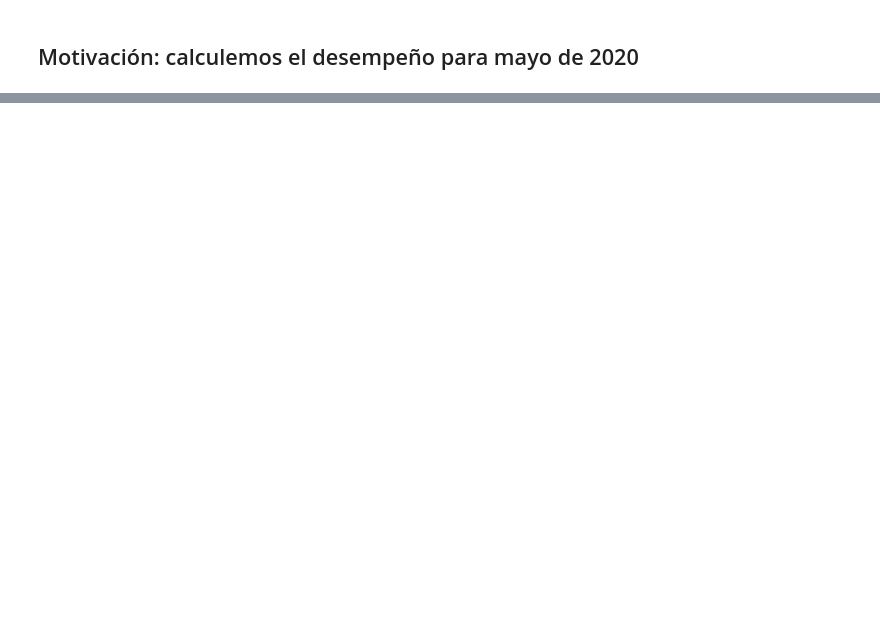
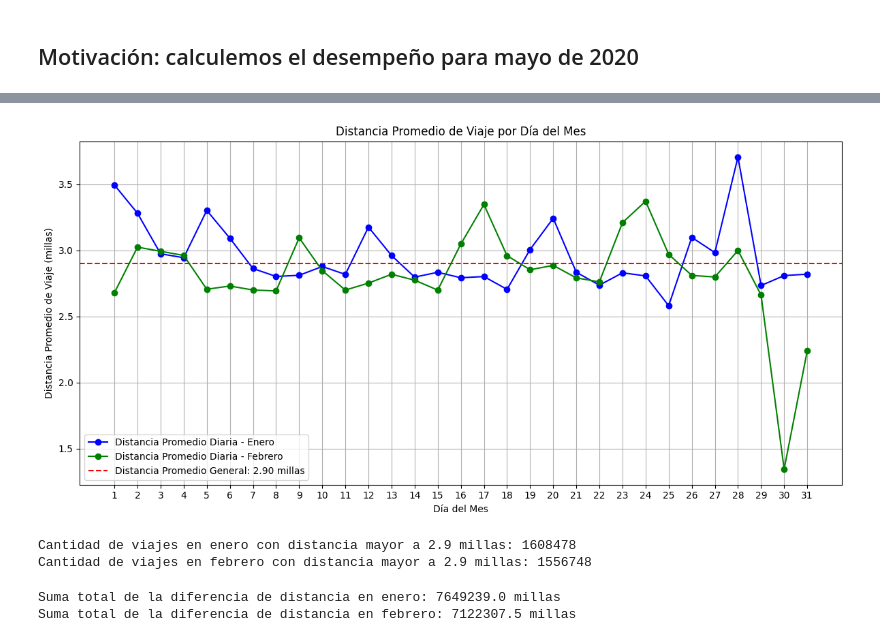
Before and after one commit to Heimdallgg/tarea1_DP, a Jupyter notebook: 1.0_AHV_taxi_model.ipynb, the cells around one changed output, grey strips where cells are left out. Cells and saved outputs as stored; diff of their text form; code cells hidden in the pictures; blank space fills up the shorter version.

```diff
--- a/1.0_AHV_taxi_model.ipynb
+++ b/1.0_AHV_taxi_model.ipynb
@@ -264,0 +448,78 @@ F1: 0.5154740311166747
+# %%
+import matplotlib.pyplot as plt
+import pandas as pd
+
+# Calcular la distancia promedio diaria para enero y febrero
+daily_distance_avg_enero = taxi_train_enero.groupby('day_of_month')['trip_distance'].mean()
+daily_distance_avg_febrero = taxi_test.groupby('day_of_month')['trip_distance'].mean()
+
+# Concatenar ambos DataFrames para calcular la distancia promedio general
+combined_df = pd.concat([taxi_train_enero, taxi_test])
+
+# Calcular la distancia promedio general de ambos meses
+overall_distance_avg = combined_df['trip_distance'].mean()
+
+# Crear la figura para el gráfico de líneas
+plt.figure(figsize=(12, 6))
+
+# Graficar la distancia promedio diaria para enero
+plt.plot(daily_distance_avg_enero.index, daily_distance_avg_enero, label='Distancia Promedio Diaria - Enero', color='blue', marker='o')
+
+# Graficar la distancia promedio diaria para febrero
+plt.plot(daily_distance_avg_febrero.index, daily_distance_avg_febrero, label='Distancia Promedio Diaria - Febrero', color='green', marker='o')
+
+# Graficar la distancia promedio general de ambos meses
+plt.axhline(overall_distance_avg, color='red', linestyle='--', label=f'Distancia Promedio General: {overall_distance_avg:.2f} millas')
+
+# Configuración del gráfico
+plt.title('Distancia Promedio de Viaje por Día del Mes')
+plt.xlabel('Día del Mes')
+plt.ylabel('Distancia Promedio de Viaje (millas)')
+plt.xticks(range(1, 32))  # Asegurando que los ticks sean para cada día del mes
+plt.grid(True)
+plt.legend()
+
+plt.tight_layout()
+plt.show()
+# %% [output]
+[figure, added]
+# %%
+import pandas as pd
+
+# Suponiendo que la distancia promedio general 'overall_distance_avg' es 2.9 millas
+overall_distance_avg = 2.9
+
+# Contar viajes en enero donde la distancia fue mayor a 2.9 millas
+greater_than_avg_enero = taxi_train_enero[taxi_train_enero['trip_distance'] > overall_distance_avg]
+count_greater_enero = greater_than_avg_enero['trip_distance'].count()
+
+# Contar viajes en febrero donde la distancia fue mayor a 2.9 millas
+greater_than_avg_febrero = taxi_test[taxi_test['trip_distance'] > overall_distance_avg]
+count_greater_febrero = greater_than_avg_febrero['trip_distance'].count()
+
+# Mostrar los resultados
+print(f'Cantidad de viajes en enero con distancia mayor a 2.9 millas: {count_greater_enero}')
+print(f'Cantidad de viajes en febrero con distancia mayor a 2.9 millas: {count_greater_febrero}')
+# %% [output]
+Cantidad de viajes en enero con distancia mayor a 2.9 millas: 1608478
+Cantidad de viajes en febrero con distancia mayor a 2.9 millas: 1556748
+# %%
+import pandas as pd
+
+# Suponiendo que la distancia promedio general 'overall_distance_avg' es 2.9 millas
+overall_distance_avg = 2.9
+
+# Calcular la diferencia de distancia para viajes que excedieron el promedio en enero
+greater_than_avg_enero = taxi_train_enero[taxi_train_enero['trip_distance'] > overall_distance_avg]
+difference_enero = (greater_than_avg_enero['trip_distance'] - overall_distance_avg).sum()
+
+# Calcular la diferencia de distancia para viajes que excedieron el promedio en febrero
+greater_than_avg_febrero = taxi_test[taxi_test['trip_distance'] > overall_distance_avg]
+difference_febrero = (greater_than_avg_febrero['trip_distance'] - overall_distance_avg).sum()
+
+# Mostrar los resultados
+print(f'Suma total de la diferencia de distancia en enero: {difference_enero} millas')
+print(f'Suma total de la diferencia de distancia en febrero: {difference_febrero} millas')
+# %% [output]
+Suma total de la diferencia de distancia en enero: 7649239.0 millas
+Suma total de la diferencia de distancia en febrero: 7122307.5 millas
```
Also changed, not shown: parts of 23 cells of this notebook.
